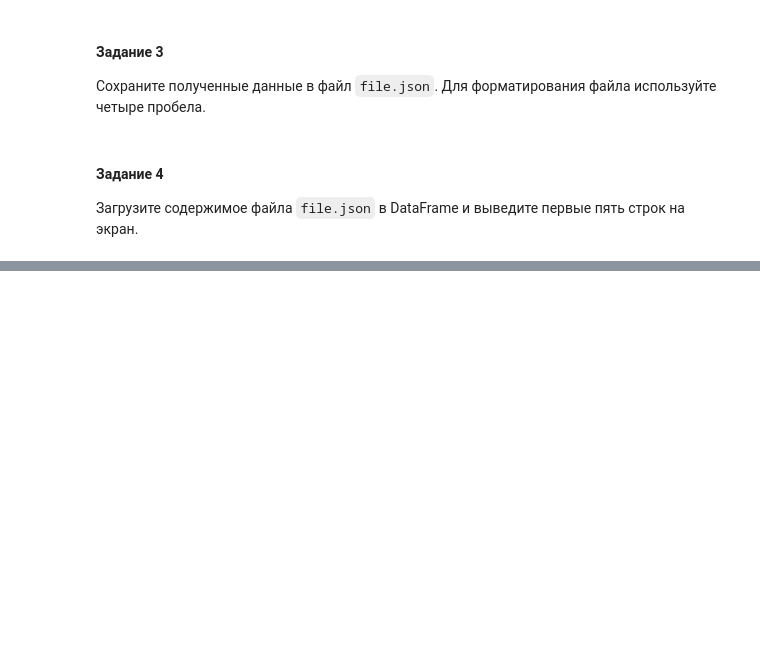
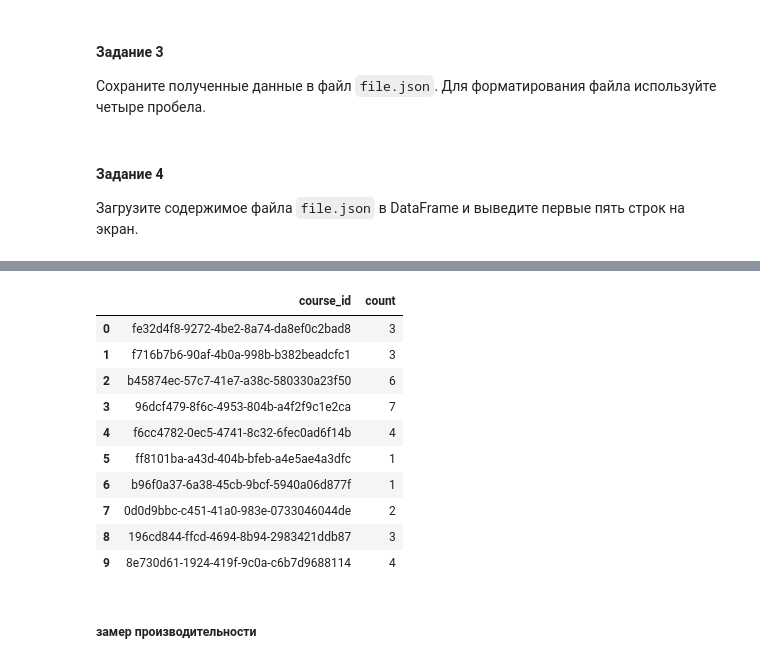
Before and after one commit to Pro100v/SkillBox-DataScience, a Jupyter notebook: JSON/18_json_hw.ipynb, the cells around one changed output, grey strips where cells are left out. Drawn from its saved outputs; the diff is of its cells as text; code cells hidden in the pictures; blank space fills up the shorter version.

```diff
--- a/JSON/18_json_hw.ipynb
+++ b/JSON/18_json_hw.ipynb
@@ -207,0 +311,17 @@ https://khashtamov.com/ru/postgresql-python-psycopg2/
+# %%
+df = pd.read_sql('select course_id, count(user_id) from  course_purchases group by course_id', connect)
+df.head(10)
+# %% [output]
+|  | course_id | count |
+| 0 | fe32d4f8-9272-4be2-8a74-da8ef0c2bad8 | 3 |
+| 1 | f716b7b6-90af-4b0a-998b-b382beadcfc1 | 3 |
+| 2 | b45874ec-57c7-41e7-a38c-580330a23f50 | 6 |
+| 3 | 96dcf479-8f6c-4953-804b-a4f2f9c1e2ca | 7 |
+| 4 | f6cc4782-0ec5-4741-8c32-6fec0ad6f14b | 4 |
+| 5 | ff8101ba-a43d-404b-bfeb-a4e5ae4a3dfc | 1 |
+| 6 | b96f0a37-6a38-45cb-9bcf-5940a06d877f | 1 |
+| 7 | 0d0d9bbc-c451-41a0-983e-0733046044de | 2 |
+| 8 | 196cd844-ffcd-4694-8b94-2983421ddb87 | 3 |
+| 9 | 8e730d61-1924-419f-9c0a-c6b7d9688114 | 4 |
+# %% [markdown]
+##### замер производительности
```
Also changed, not shown: parts of 32 cells of this notebook.
